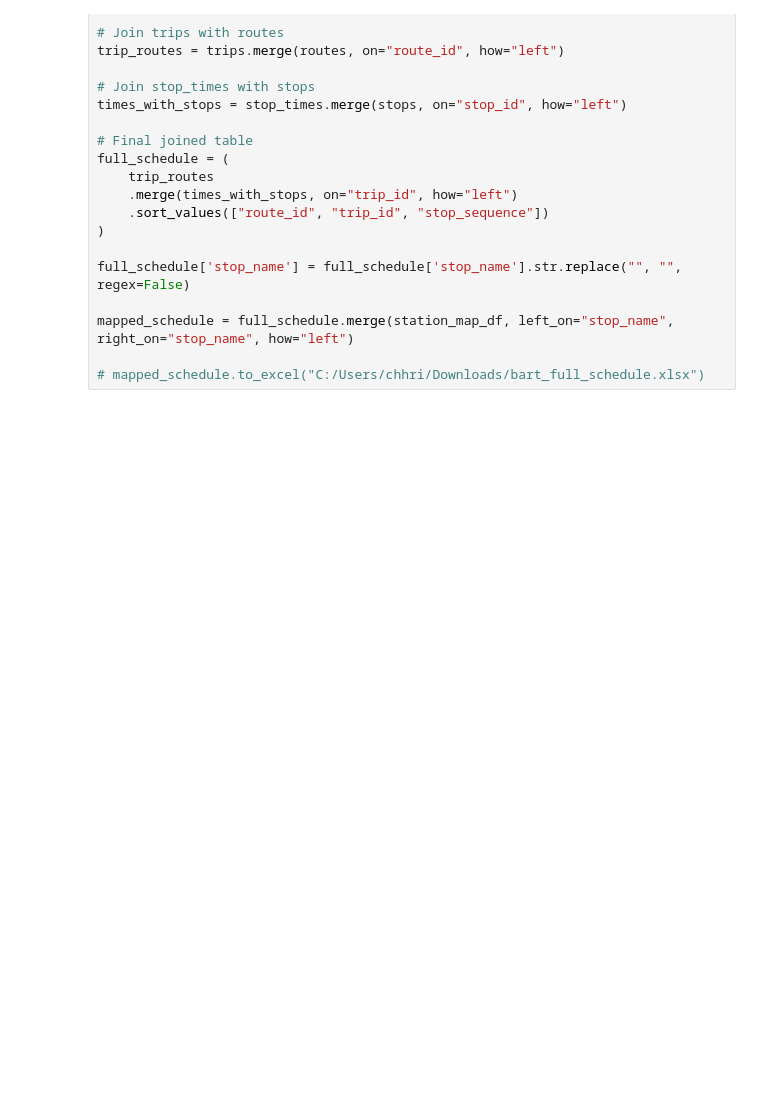
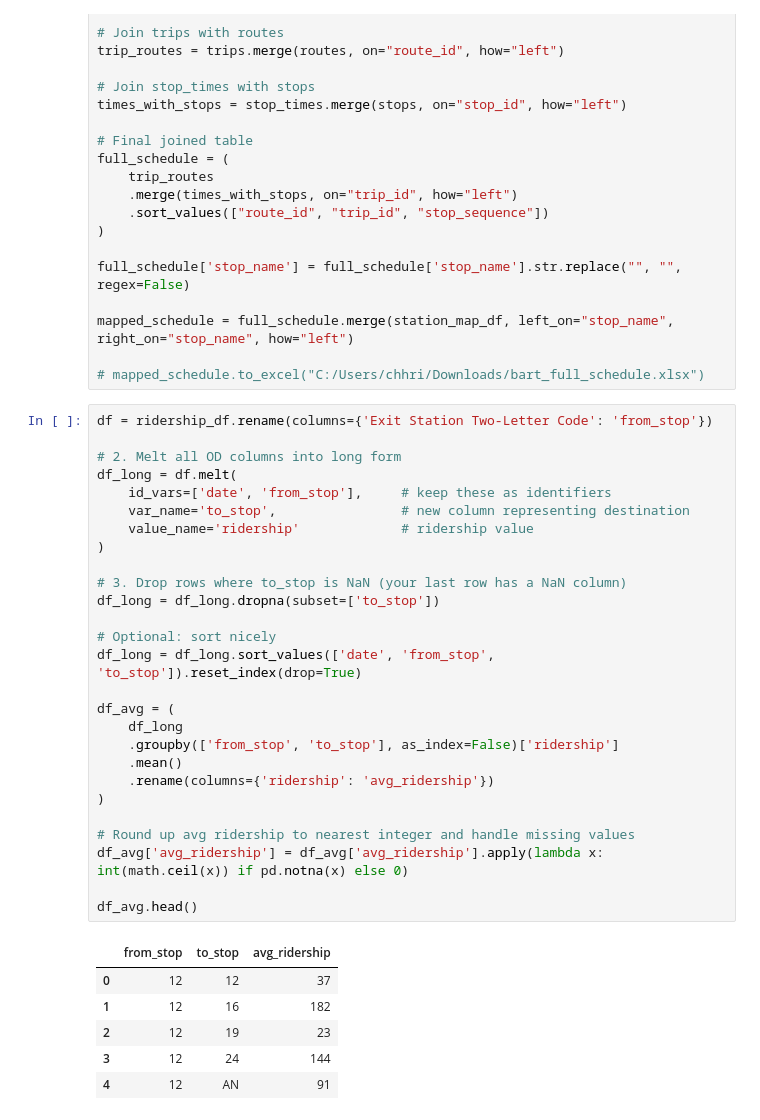
Before and after one commit to c9turner/BART-258B, a Jupyter notebook: main.ipynb, the cells around one changed output. Drawn from its saved outputs; the diff is of its cells as text; blank space fills up the shorter version.

```diff
--- a/main.ipynb
+++ b/main.ipynb
@@ -126,4 +129,38 @@ full_schedule['stop_name'] = full_schedule['stop_name'].str.replace("", "", rege
 mapped_schedule = full_schedule.merge(station_map_df, left_on="stop_name", right_on="stop_name", how="left")
 
 # mapped_schedule.to_excel("C:/Users/chhri/Downloads/bart_full_schedule.xlsx")
+# %%
+df = ridership_df.rename(columns={'Exit Station Two-Letter Code': 'from_stop'})
+
+# 2. Melt all OD columns into long form
+df_long = df.melt(
+    id_vars=['date', 'from_stop'],     # keep these as identifiers
+    var_name='to_stop',                # new column representing destination
+    value_name='ridership'             # ridership value
+)
+
+# 3. Drop rows where to_stop is NaN (your last row has a NaN column)
+df_long = df_long.dropna(subset=['to_stop'])
+
+# Optional: sort nicely
+df_long = df_long.sort_values(['date', 'from_stop', 'to_stop']).reset_index(drop=True)
+
+df_avg = (
+    df_long
+    .groupby(['from_stop', 'to_stop'], as_index=False)['ridership']
+    .mean()
+    .rename(columns={'ridership': 'avg_ridership'})
+)
+
+# Round up avg ridership to nearest integer and handle missing values
+df_avg['avg_ridership'] = df_avg['avg_ridership'].apply(lambda x: int(math.ceil(x)) if pd.notna(x) else 0)
+
+df_avg.head()
+# %% [output]
+|  | from_stop | to_stop | avg_ridership |
+| 0 | 12 | 12 | 37 |
+| 1 | 12 | 16 | 182 |
+| 2 | 12 | 19 | 23 |
+| 3 | 12 | 24 | 144 |
+| 4 | 12 | AN | 91 |
 # %%
```
Also changed, not shown: parts of 5 cells of this notebook.
